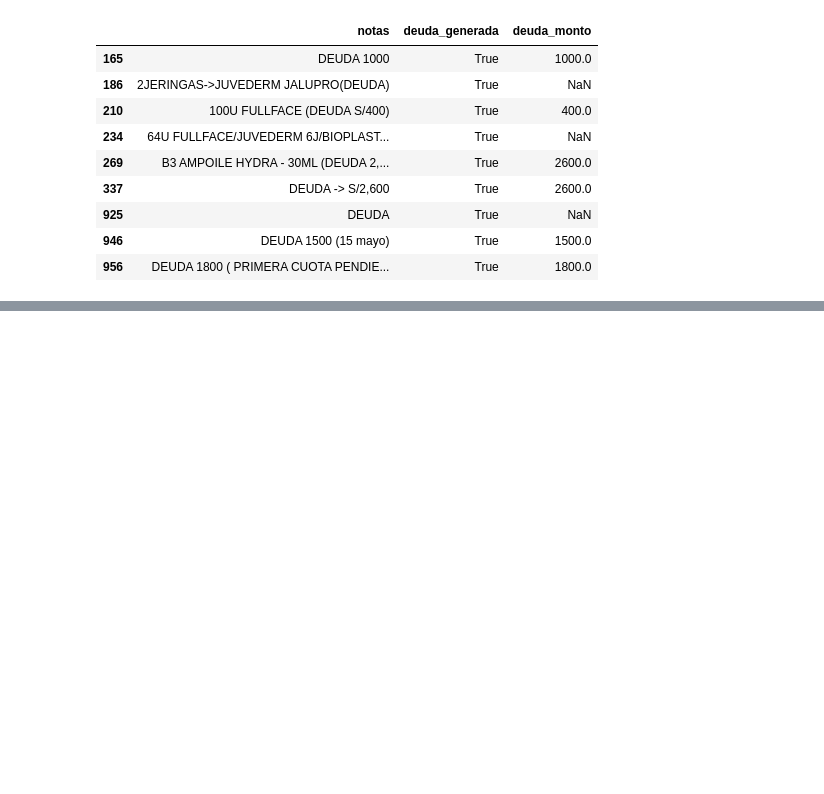
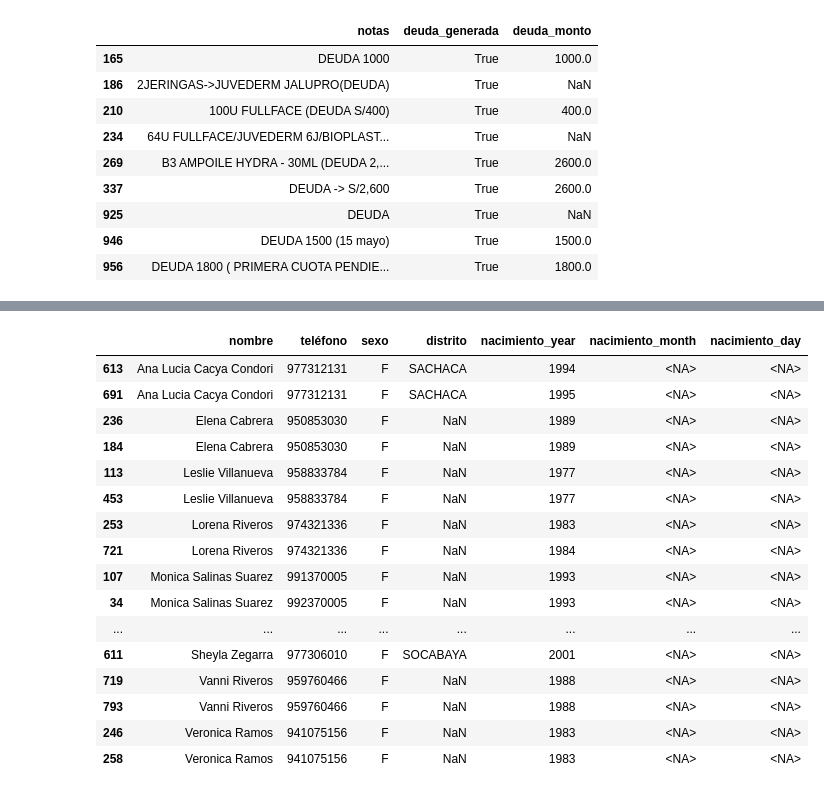
Before and after one commit to MiguelAAR10/clinica-prime-etl-pipeline, a Jupyter notebook: notebooks/etl_v2.ipynb, the cells around one changed output, grey strips where cells are left out. Cells and saved outputs as stored; diff of their text form; code cells hidden in the pictures; blank space fills up the shorter version.

```diff
--- a/notebooks/etl_v2.ipynb
+++ b/notebooks/etl_v2.ipynb
@@ -851,0 +893,3 @@ for i in df_duplicates['dni']:
+# %%
+from src.limpieza_utils import consolidar_informacion_paciente
+df_final = df_final.pipe(consolidar_informacion_paciente, columnas_a_consolidar=['teléfono', 'sexo', 'distrito','nacimiento_year',  'nacimiento_month', 'nacimiento_day' ])
@@ -851,0 +904,4 @@ for i in df_duplicates['dni']:
+# %%
+df_duplicates = df_final[df_final.duplicated(subset=['dni', 'nombre'], keep = False)].sort_values(by=['nombre'])
+
+df_duplicates.isna().sum()
@@ -851,0 +928,20 @@ for i in df_duplicates['dni']:
+# %%
+df_duplicates[df_duplicates[['nombre','teléfono', 'sexo', 'distrito','nacimiento_year',  'nacimiento_month', 'nacimiento_day' ]].isna().any(axis=1)][['nombre','teléfono', 'sexo', 'distrito','nacimiento_year',  'nacimiento_month', 'nacimiento_day' ]].sort_values(by=['nombre'])
+# %% [output]
+|  | nombre | teléfono | sexo | distrito | nacimiento_year | nacimiento_month | nacimiento_day |
+| 613 | Ana Lucia Cacya Condori | 977312131 | F | SACHACA | 1994 | <NA> | <NA> |
+| 691 | Ana Lucia Cacya Condori | 977312131 | F | SACHACA | 1995 | <NA> | <NA> |
+| 236 | Elena Cabrera | 950853030 | F | NaN | 1989 | <NA> | <NA> |
+| 184 | Elena Cabrera | 950853030 | F | NaN | 1989 | <NA> | <NA> |
+| 113 | Leslie Villanueva | 958833784 | F | NaN | 1977 | <NA> | <NA> |
+| 453 | Leslie Villanueva | 958833784 | F | NaN | 1977 | <NA> | <NA> |
+| 253 | Lorena Riveros | 974321336 | F | NaN | 1983 | <NA> | <NA> |
+| 721 | Lorena Riveros | 974321336 | F | NaN | 1984 | <NA> | <NA> |
+| 107 | Monica Salinas Suarez | 991370005 | F | NaN | 1993 | <NA> | <NA> |
+| 34 | Monica Salinas Suarez | 992370005 | F | NaN | 1993 | <NA> | <NA> |
+| ... | ... | ... | ... | ... | ... | ... | ... |
+| 611 | Sheyla Zegarra | 977306010 | F | SOCABAYA | 2001 | <NA> | <NA> |
+| 719 | Vanni Riveros | 959760466 | F | NaN | 1988 | <NA> | <NA> |
+| 793 | Vanni Riveros | 959760466 | F | NaN | 1988 | <NA> | <NA> |
+| 246 | Veronica Ramos | 941075156 | F | NaN | 1983 | <NA> | <NA> |
+| 258 | Veronica Ramos | 941075156 | F | NaN | 1983 | <NA> | <NA> |
```
Also changed, not shown: parts of 18 cells of this notebook, 1 other file.
